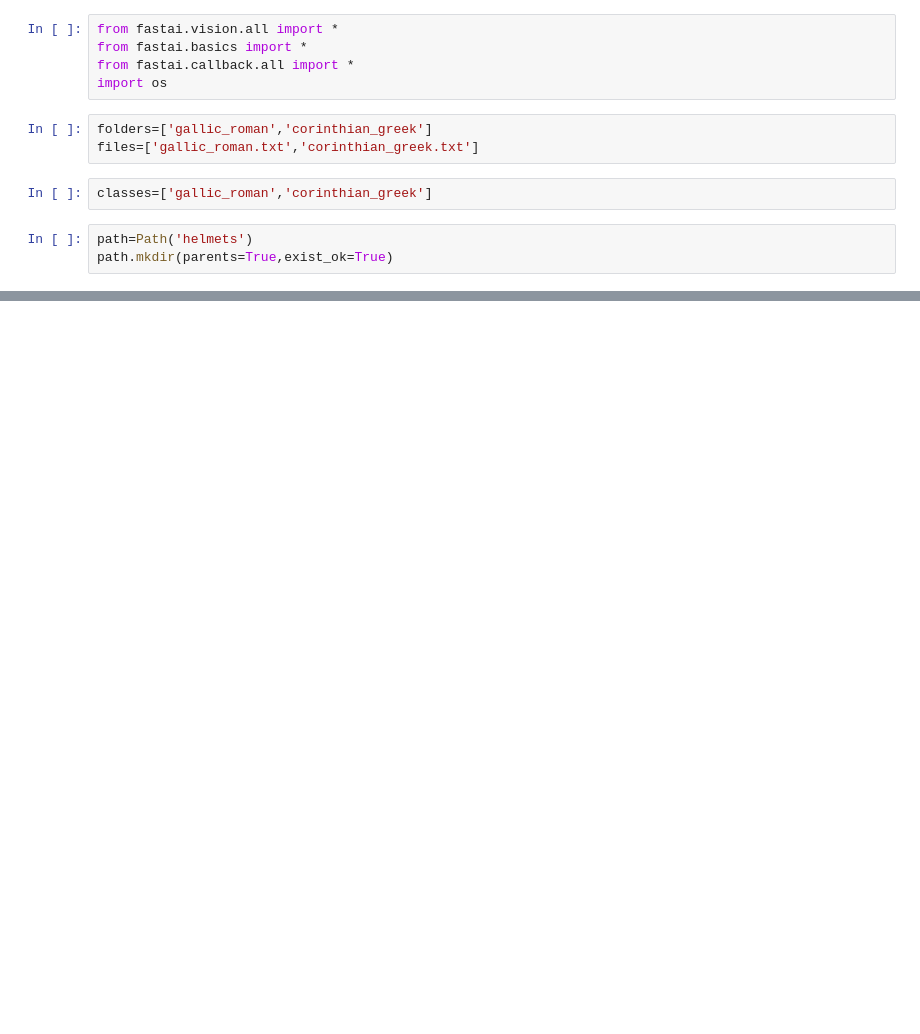
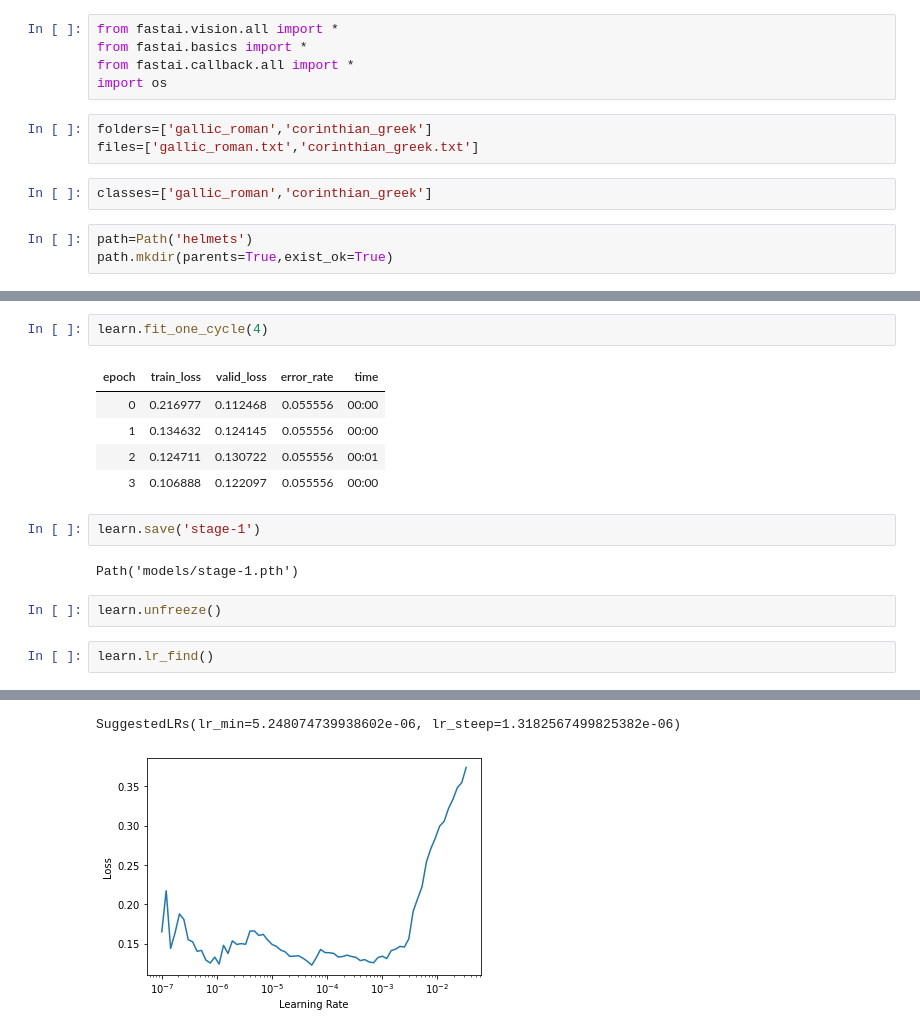
Before and after one commit to Legnica1241/fastai-nbs, a Jupyter notebook: rome_or_greek.ipynb, the cells around one changed output, grey strips where cells are left out. Cells and saved outputs as stored; diff of their text form; blank space fills up the shorter version.

```diff
--- a/rome_or_greek.ipynb
+++ b/rome_or_greek.ipynb
@@ -17,0 +57,17 @@ SyntaxError: invalid syntax (<ipython-input-8-dfee695257ad>, line 1)
+# %%
+learn.fit_one_cycle(4)
+# %% [output]
+| epoch | train_loss | valid_loss | error_rate | time |
+| 0 | 0.216977 | 0.112468 | 0.055556 | 00:00 |
+| 1 | 0.134632 | 0.124145 | 0.055556 | 00:00 |
+| 2 | 0.124711 | 0.130722 | 0.055556 | 00:01 |
+| 3 | 0.106888 | 0.122097 | 0.055556 | 00:00 |
+# %%
+learn.save('stage-1')
+# %% [output]
+Path('models/stage-1.pth')
+# %%
+learn.unfreeze()
+# %%
+learn.lr_find()
+# %% [output]
@@ -17,0 +75,2 @@ SyntaxError: invalid syntax (<ipython-input-8-dfee695257ad>, line 1)
+SuggestedLRs(lr_min=5.248074739938602e-06, lr_steep=1.3182567499825382e-06)
+[figure, added]
```
Also changed, not shown: parts of 10 cells of this notebook.
